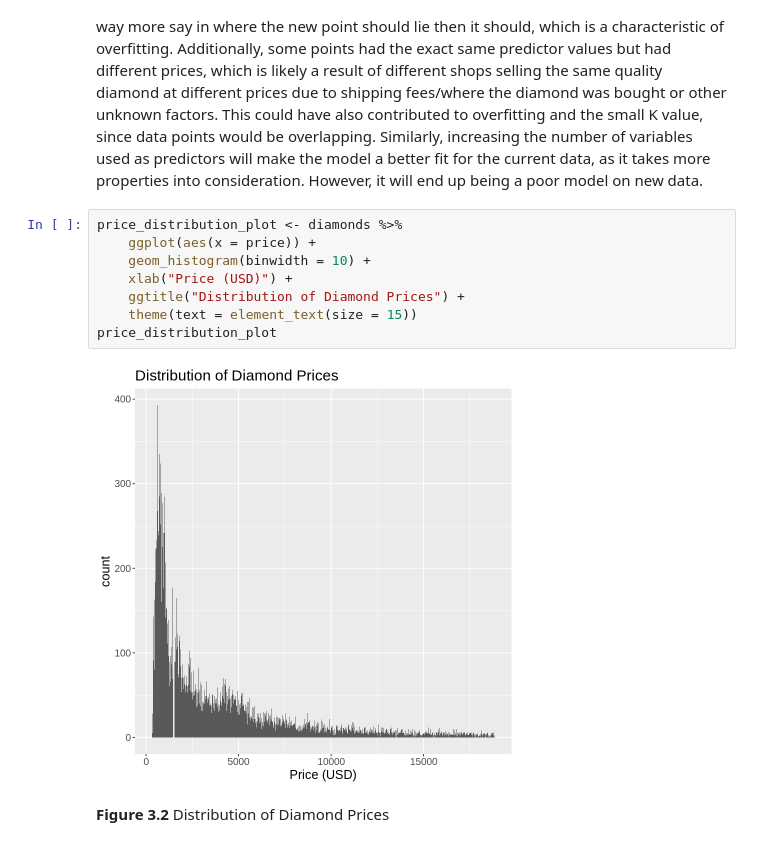
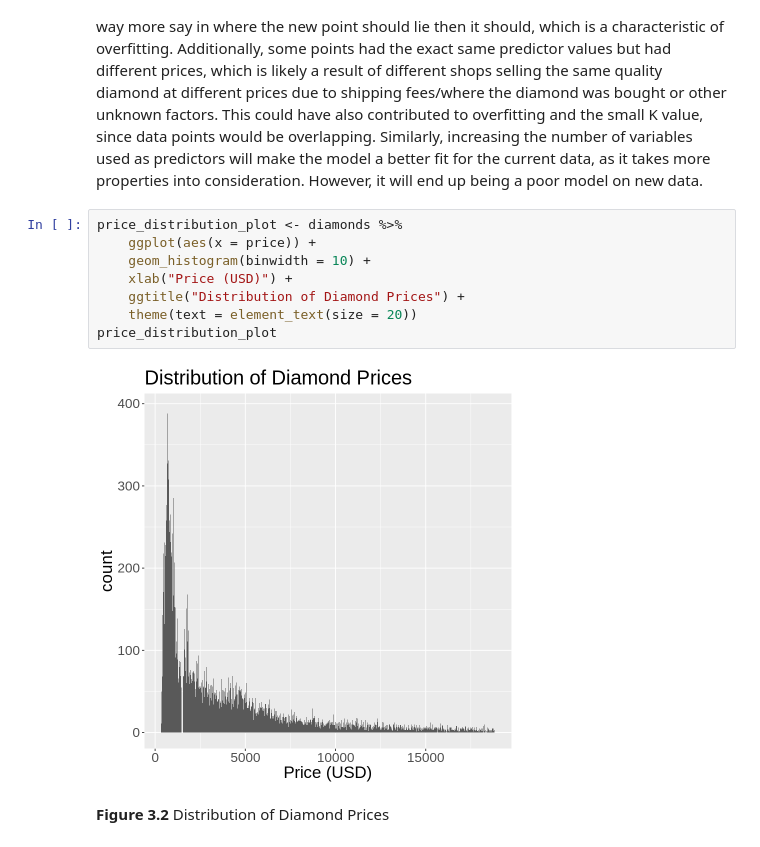
Before and after one commit to cpan0/dsci100-project, a Jupyter notebook: report.ipynb, the cells around one changed output. Cells and saved outputs as stored; diff of their text form.

Commit message:
changes to text

```diff
--- a/report.ipynb
+++ b/report.ipynb
@@ -584,13 +587,13 @@ The main reason that the model could be overfitted is because of the small K-nei
 # %%
 price_distribution_plot <- diamonds %>%
     ggplot(aes(x = price)) +
     geom_histogram(binwidth = 10) +
     xlab("Price (USD)") +
     ggtitle("Distribution of Diamond Prices") +
-    theme(text = element_text(size = 15))
+    theme(text = element_text(size = 20))
 price_distribution_plot
 # %% [output]
-[figure, old version]
+[figure, new version]
 # %% [markdown]
 **Figure 3.2** Distribution of Diamond Prices
 # %%
```
Also changed, not shown: parts of 4 cells of this notebook.
